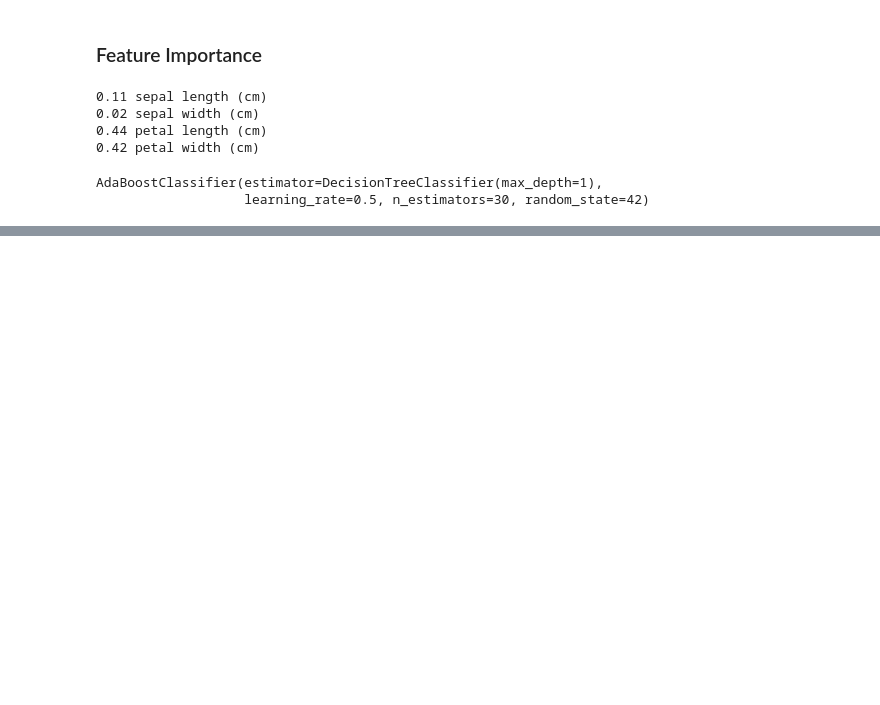
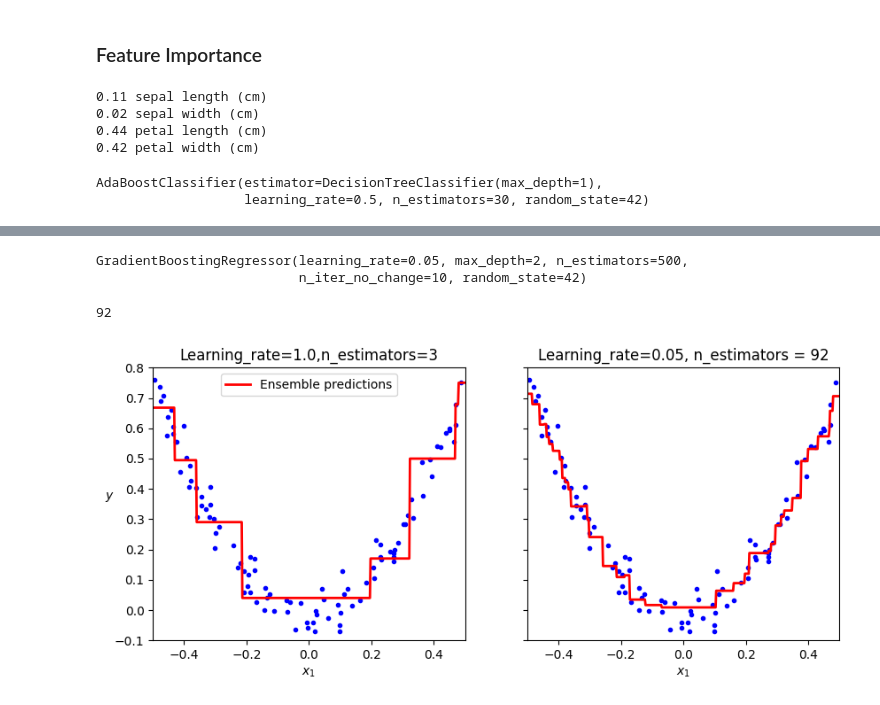
Before and after one commit to sunodmongia/RandomForest, a Jupyter notebook: RandomForest.ipynb, the cells around one changed output, grey strips where cells are left out. Saved outputs shown, nothing was run; the diff lists cells and outputs as text; code cells hidden in the pictures; blank space fills up the shorter version.

```diff
--- a/RandomForest.ipynb
+++ b/RandomForest.ipynb
@@ -236,0 +266,4 @@ AdaBoostClassifier(estimator=DecisionTreeClassifier(max_depth=1),
+# %%
+y2 = y - tree_reg1.predict(X)
+tree_reg2 = DecisionTreeRegressor(max_depth=2, random_state=43)
+tree_reg2.fit(X, y2)
@@ -236,0 +272,4 @@ AdaBoostClassifier(estimator=DecisionTreeClassifier(max_depth=1),
+# %%
+y3 = y2 - tree_reg2.predict(X)
+tree_reg3 = DecisionTreeRegressor(max_depth=2, random_state=44)
+tree_reg3.fit(X, y3)
@@ -236,0 +371,47 @@ AdaBoostClassifier(estimator=DecisionTreeClassifier(max_depth=1),
+# %%
+grad_best = GradientBoostingRegressor(
+    max_depth=2,
+    learning_rate=0.05,
+    n_estimators=500,
+    n_iter_no_change=10,
+    random_state=42,
+)
+# %%
+grad_best.fit(X, y)
+# %% [output]
+GradientBoostingRegressor(learning_rate=0.05, max_depth=2, n_estimators=500,
+                          n_iter_no_change=10, random_state=42)
+# %%
+grad_best.n_estimators_
+# %% [output]
+92
+# %%
+fig, axes = plt.subplots(ncols=2, figsize=(10, 4), sharey=True)
+
+plt.sca(axes[0])
+plot_prediction(
+    [grad_clf],
+    X,
+    y,
+    axes=[-0.5, 0.5, -0.1, 0.8],
+    style="r-",
+    label="Ensemble predictions",
+)
+plt.title(
+    f"Learning_rate={grad_clf.learning_rate}," f"n_estimators={grad_clf.n_estimators_}"
+)
+
+plt.xlabel("$x_1$")
+plt.ylabel("$y$", rotation=0)
+
+plt.sca(axes[1])
+plot_prediction([grad_best], X, y, axes=[-0.5, 0.5, -0.1, 0.8], style="r-")
+plt.title(
+    f"Learning_rate={grad_best.learning_rate}, "
+    f"n_estimators = {grad_best.n_estimators_}"
+)
+plt.xlabel("$x_1$")
+
+plt.show()
+# %% [output]
+[figure, added]
```
Also changed, not shown: parts of 9 cells of this notebook.
